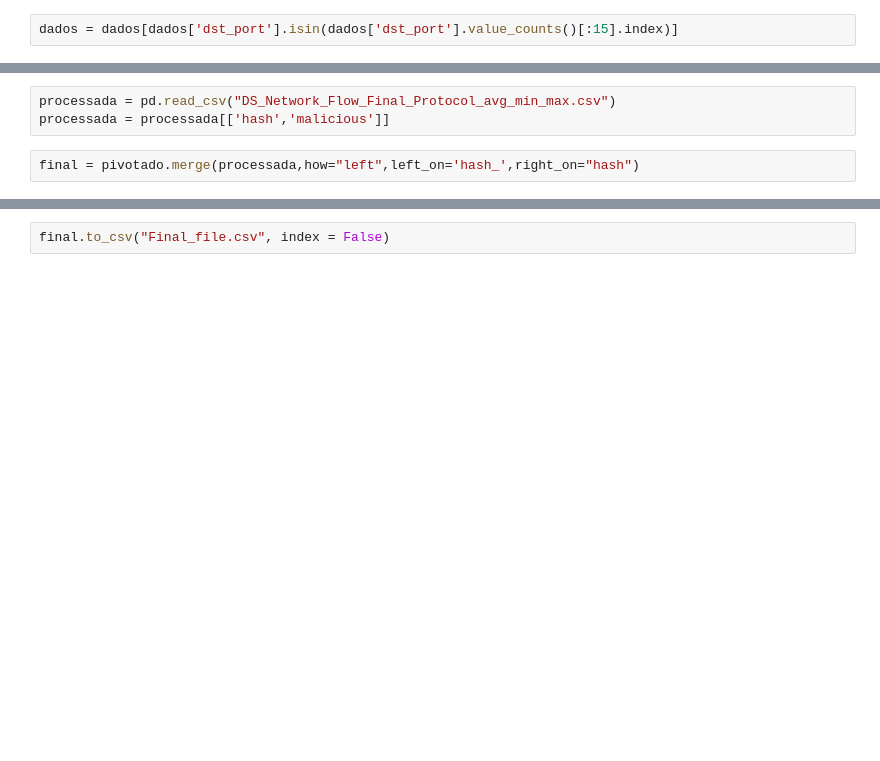
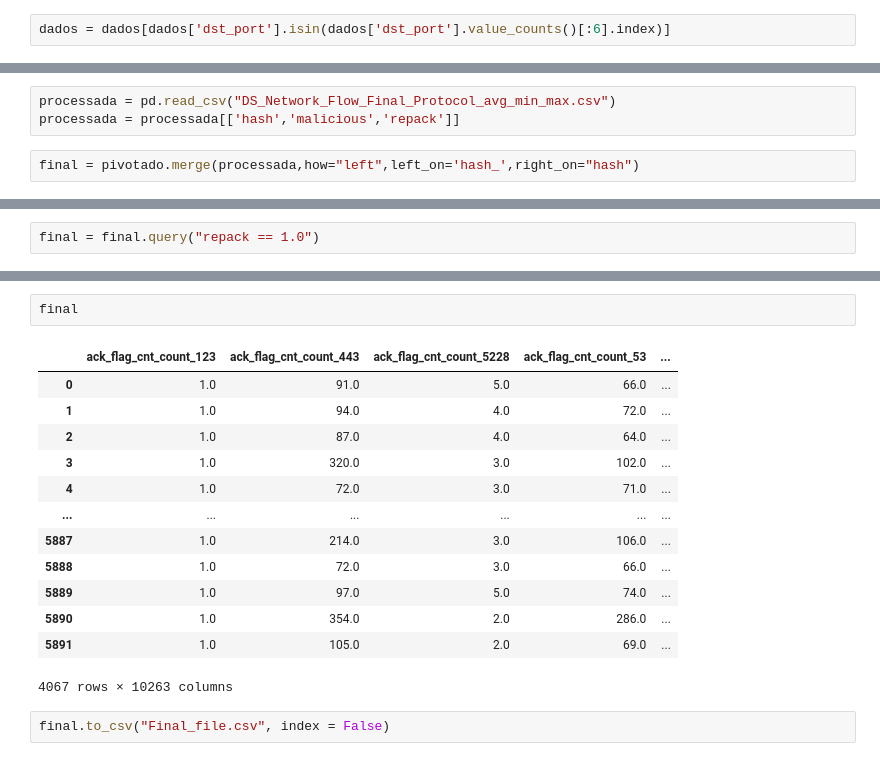
Before and after one commit to droidxp/ML, a Jupyter notebook: features_enge.ipynb, the cells around one changed output, grey strips where cells are left out. Drawn from its saved outputs; the diff is of its cells as text; blank space fills up the shorter version.

Commit message:
analyse with just repack

```diff
--- a/features_enge.ipynb
+++ b/features_enge.ipynb
@@ -13,7 +13,7 @@ dados.head()
 | 4 | 10.0.2.15 | 172.217.162.106 | 45558 | 443 | 52:54:00:12:34:56 | 52:55:0a:00:02:02 | 6 | 2024-05-19 10:42:03 | 25456982.0 | ... |
 5 rows × 86 columns
 # %%
-dados = dados[dados['dst_port'].isin(dados['dst_port'].value_counts()[:15].index)]
+dados = dados[dados['dst_port'].isin(dados['dst_port'].value_counts()[:6].index)]
 # %%
 pd.crosstab(dados.protocol,dados.dst_port)
 # %% [output]
@@ -136,7 +136,7 @@ list(agrupado.columns[2:])
  'subflow_bwd_byts_skew']
 # %%
 processada = pd.read_csv("DS_Network_Flow_Final_Protocol_avg_min_max.csv")
-processada = processada[['hash','malicious']]
+processada = processada[['hash','malicious','repack']]
 # %%
 final = pivotado.merge(processada,how="left",left_on='hash_',right_on="hash")
 # %%
@@ -158,3 +158,5 @@ final
+# %%
+final = final.query("repack == 1.0")
 # %%
 final['malicious'].value_counts()
 # %% [output]
@@ -164,2 +228,18 @@ Name: malicious, dtype: int64
+# %%
+final
+# %% [output]
+|  | ack_flag_cnt_count_123 | ack_flag_cnt_count_443 | ack_flag_cnt_count_5228 | ack_flag_cnt_count_53 | ... |
+| 0 | 1.0 | 91.0 | 5.0 | 66.0 | ... |
+| 1 | 1.0 | 94.0 | 4.0 | 72.0 | ... |
+| 2 | 1.0 | 87.0 | 4.0 | 64.0 | ... |
+| 3 | 1.0 | 320.0 | 3.0 | 102.0 | ... |
+| 4 | 1.0 | 72.0 | 3.0 | 71.0 | ... |
+| ... | ... | ... | ... | ... | ... |
+| 5887 | 1.0 | 214.0 | 3.0 | 106.0 | ... |
+| 5888 | 1.0 | 72.0 | 3.0 | 66.0 | ... |
+| 5889 | 1.0 | 97.0 | 5.0 | 74.0 | ... |
+| 5890 | 1.0 | 354.0 | 2.0 | 286.0 | ... |
+| 5891 | 1.0 | 105.0 | 2.0 | 69.0 | ... |
+4067 rows × 10263 columns
 # %%
 final.to_csv("Final_file.csv", index = False)
```
Also changed, not shown: parts of 4 cells of this notebook, 11 other files.
